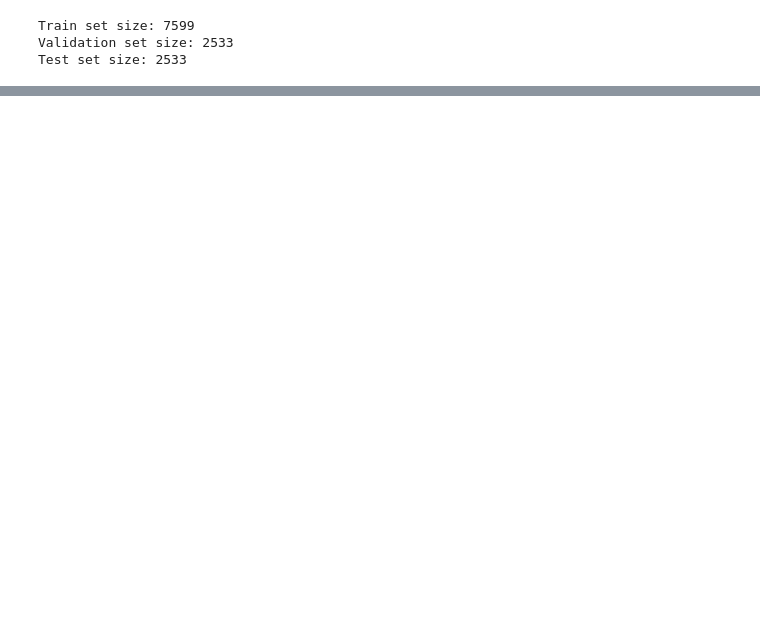
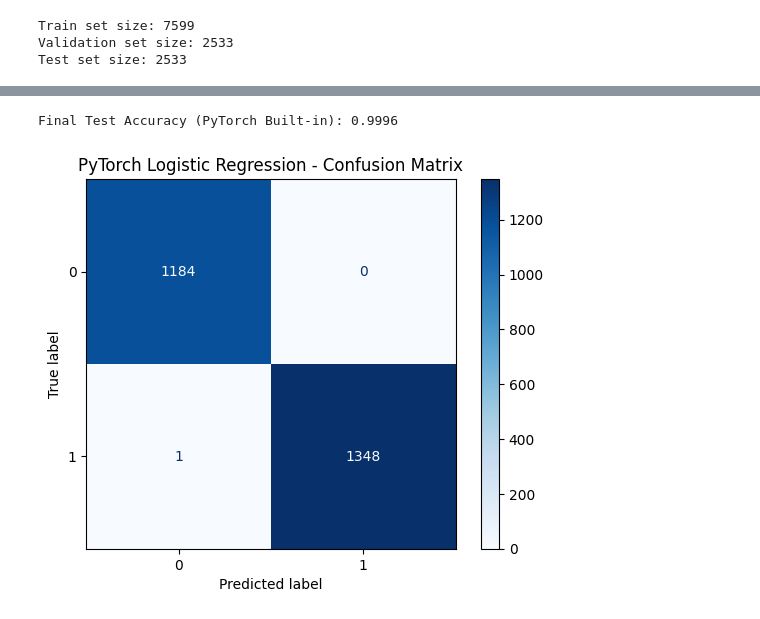
Before and after one commit to John-Nakhla/Logistic_regression_and_neural_networks_project, a Jupyter notebook: Logistic.ipynb, the cells around one changed output, grey strips where cells are left out. Drawn from its saved outputs; the diff is of its cells as text; code cells hidden in the pictures; blank space fills up the shorter version.

```diff
--- a/Logistic.ipynb
+++ b/Logistic.ipynb
@@ -393,0 +434,16 @@ plt.show()
+# %%
+model.eval()
+with torch.no_grad():
+    outputs_test = model(X_test).squeeze()
+    preds_test = (torch.sigmoid(outputs_test) > 0.5).int()
+    test_acc = (preds_test == y_test.int()).float().mean().item()
+
+print(f"\nFinal Test Accuracy (PyTorch Built-in): {test_acc:.4f}")
+
+cm = confusion_matrix(y_test.int(), preds_test)
+ConfusionMatrixDisplay(cm).plot(cmap='Blues')
+plt.title("PyTorch Logistic Regression - Confusion Matrix")
+plt.show()
+# %% [output]
+Final Test Accuracy (PyTorch Built-in): 0.9996
+[figure, added]
```
Also changed, not shown: parts of 27 cells of this notebook, 6 other files.
